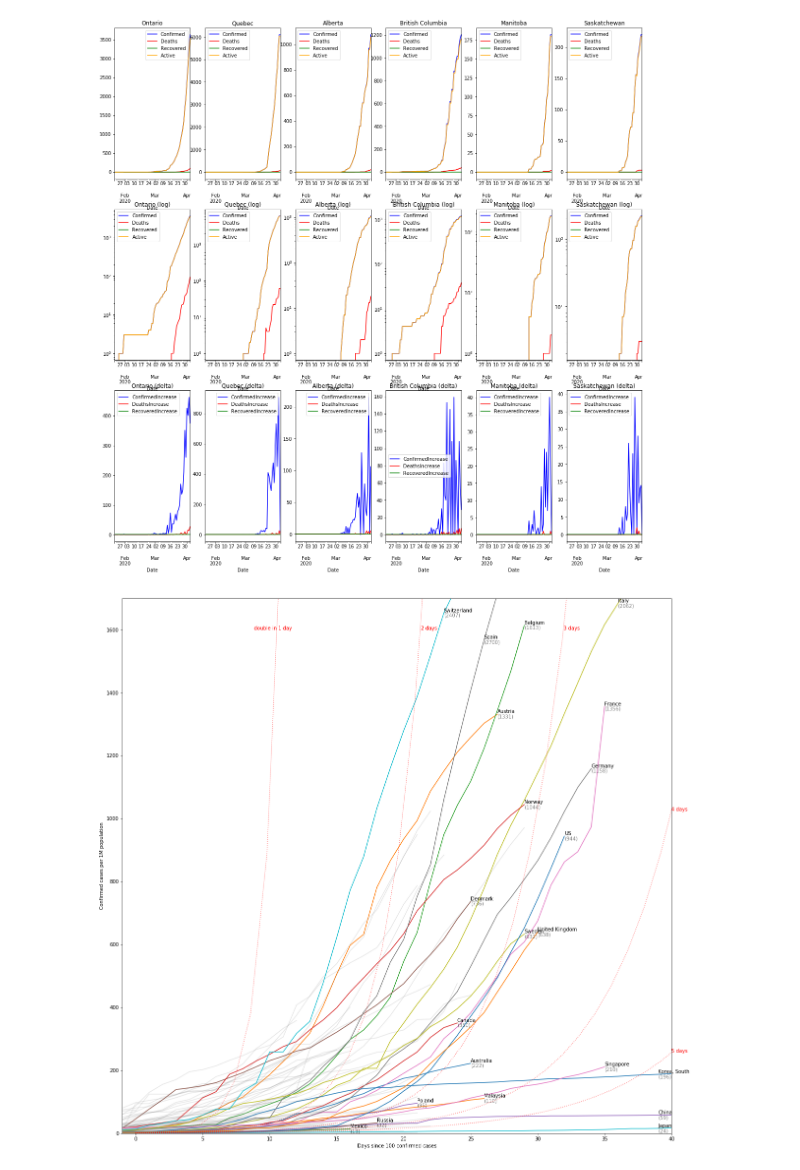
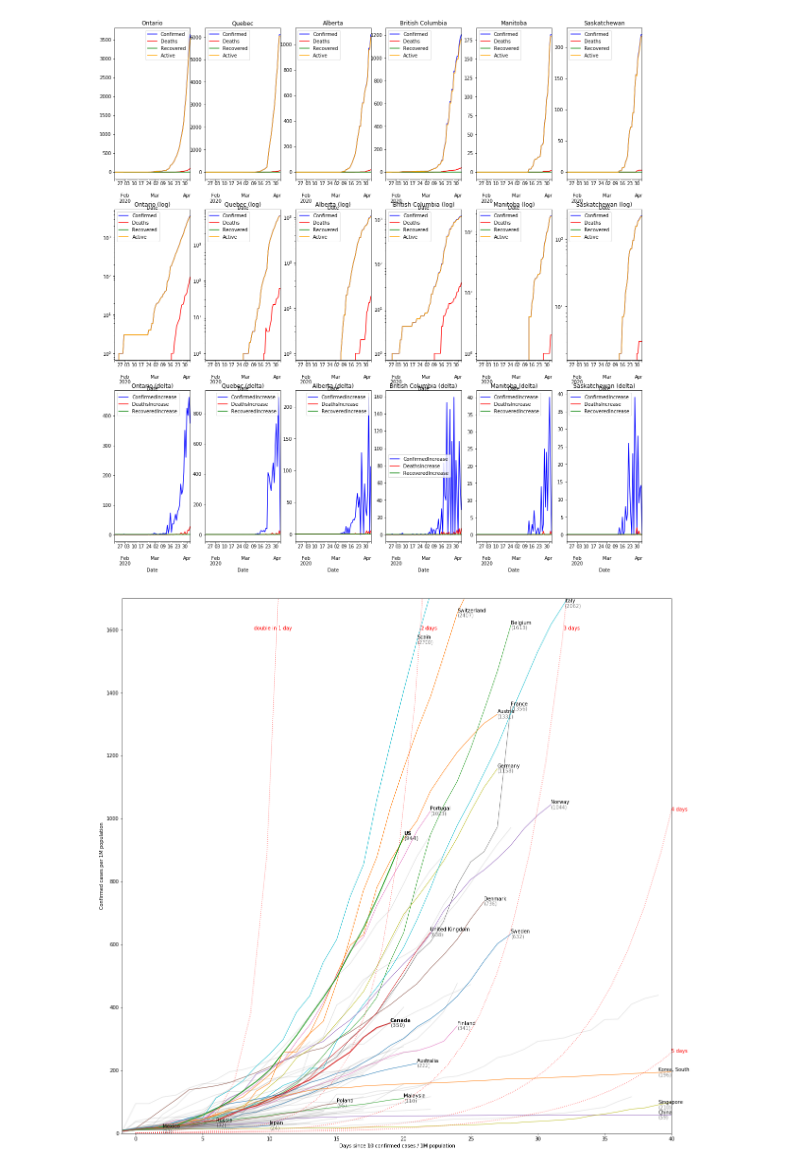
Before and after one commit to bartman/covid19, a Jupyter notebook: covid19-1.ipynb, the cells around one changed output. Saved outputs shown, nothing was run; the diff lists cells and outputs as text; code cells hidden in the pictures.

Commit message:
changed scale on last plot

```diff
--- a/covid19-1.ipynb
+++ b/covid19-1.ipynb
@@ -299,13 +287,14 @@ popnames = {'US':'United States',
            'Russia':'Russian Federation'}
 
 # configuration
-nameUnfocusedCountries = False
 showDoublingAtY = 1600
 logScale = False
-startCountingAfter = 100
+startCountingAfter = 10
+startCountingAfter1M = True
+nameUnfocusedCountries = False
 
 # countries we want to show in colour...
-focus = ['Canada','US','China','Korea, South','United Kingdom','Poland','Mexico','Italy','Spain','France','Germany','Russia','Japan','Belgium','Norway','Austria','Australia','Sweden','Denmark','Singapore','Malaysia','Switzerland']
+focus = ['Canada','US','China','Korea, South','United Kingdom','Poland','Mexico','Italy','Spain','France','Germany','Russia','Japan','Belgium','Norway','Austria','Australia','Sweden','Denmark','Singapore','Malaysia','Switzerland','Finland','Portugal']
 #focus = ['Canada','US']
 
 # aggregate data...
@@ -363,21 +352,32 @@ for cn in countries:
 
     try:
         c = d[d['Country/Region'] == cn].copy()
-        idx = c[c['Confirmed'].gt(startCountingAfter-1)].index[0]
+        c['ConfPer1M'] = c['Confirmed'] * 1000000 / num
+
+        if startCountingAfter1M:
+            idx = c[c['ConfPer1M'].ge(startCountingAfter)].index[0]
+        else:
+            idx = c[c['Confirmed'].ge(startCountingAfter)].index[0]
+
         s = c.loc[idx]['Date']
         c['Since'] = c['Date'] - s
         c['Since'] = c['Since']/np.timedelta64(1,'D')
         c = c[c['Since'] > -10]
 
-        c['ConfPer1M'] = c['Confirmed'] * 1000000 / num
 
 
         if cn in focus:
-            c.plot(kind='line',x='Since',y='ConfPer1M', label=cn, legend=logScale, ax=ax)
+            linewidth=1
+            textweight='normal'
+            if cn in ['Canada','US']:
+                linewidth=2
+                textweight='bold'
+
+            c.plot(kind='line',x='Since',y='ConfPer1M', label=cn, linewidth=linewidth, legend=logScale, ax=ax)
 
             (ex,ey,v) = label_location(c)
-            ax.text(ex, ey, cn, va='bottom')
-            ax.text(ex, ey, "(%u)"%v, va='top', alpha=0.5)
+            ax.text(ex, ey, cn, va='bottom', fontweight=textweight)
+            ax.text(ex, ey, "(%u)"%v, va='top', fontweight=textweight, alpha=0.5)
 
 
         else:
@@ -395,32 +395,35 @@ if showDoublingAtY:
     def double_daily(base, arr):
         arr = np.asarray(arr)
         result = np.power(base,arr)
         return result
     for doublein in [1,2,3,4,5]:
         base = np.power(2,1/doublein)
         x = np.linspace(0,60)
         y = double_daily(base,x)
         plt.plot(x,y,color='red',alpha=0.5,linestyle=':')
         y = showDoublingAtY
         x = math.log(y, base)
         s = "%u day%s" % (doublein, "s" if doublein>1 else "")
         if x > xlim[1]:
             x = xlim[1]
             y = np.power(base,x)
         plt.text(x, y, s, color='red')
         if doublein == 1:
             plt.text(x, y, "double in ", color='red', ha='right')
 
-ax.set_xlabel("Days since %u confirmed cases" % startCountingAfter)
+if startCountingAfter1M:
+    ax.set_xlabel("Days since %u confirmed cases / 1M population" % startCountingAfter)
+else:
+    ax.set_xlabel("Days since %u confirmed cases" % startCountingAfter)
 ax.set_ylabel("Confirmed cases per 1M population")
 
 if logScale:
     ax.set_ylim(ylim)
 else:
     ax.set_xlim(xlim)
     ax.set_ylim(ylim)
 
 fig.savefig('out/country-tends.png')
 plt.show()
 # %% [output]
-[figure, old version]
+[figure, new version]
```
Also changed, not shown: parts of 1 cell of this notebook, 1 other file.
